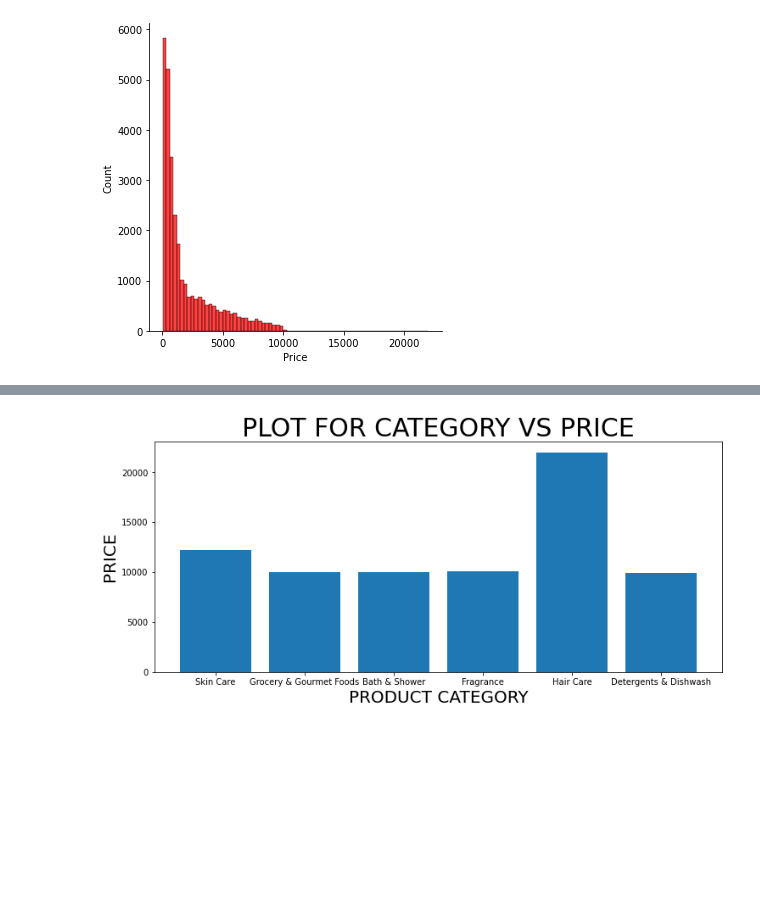
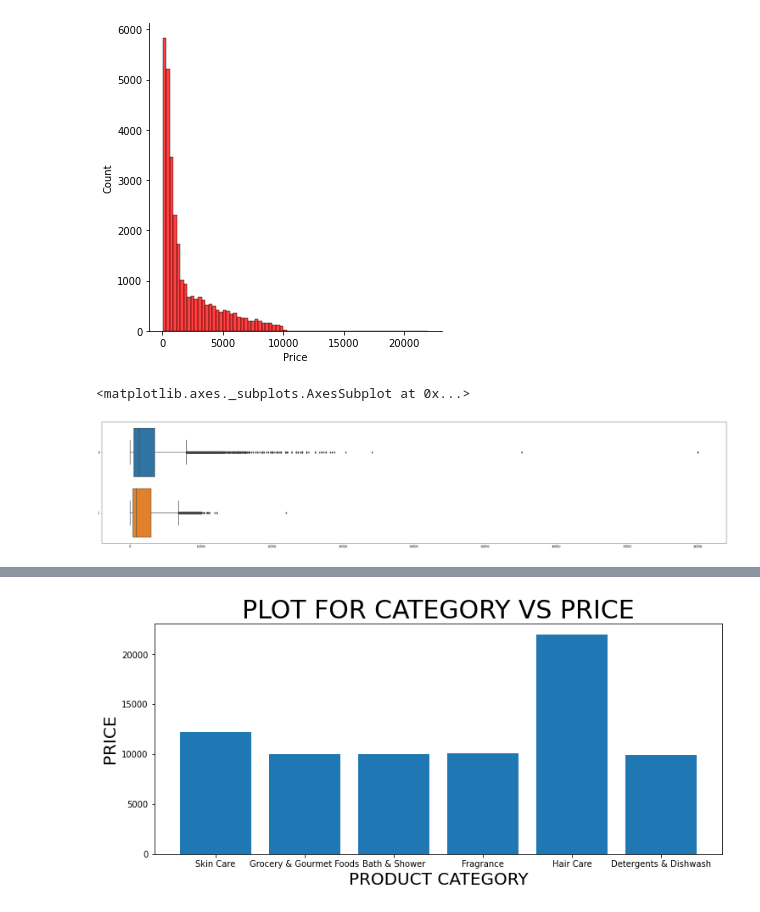
Before and after one commit to Abhishek4848/Amazon-product-listing-Analysis, a Jupyter notebook: AmazonDataAnalysis.ipynb, the cells around one changed output, grey strips where cells are left out. Drawn from its saved outputs; the diff is of its cells as text; code cells hidden in the pictures; blank space fills up the shorter version.

```diff
--- a/AmazonDataAnalysis.ipynb
+++ b/AmazonDataAnalysis.ipynb
@@ -387,6 +383,12 @@ sns.displot(amzn['Price'], color="r", bins=75)
 # %% [output]
 <seaborn.axisgrid.FacetGrid at 0x...>
 [figure]
+# %%
+plt.figure(figsize = (40,8))
+sns.boxplot(data = [amzn["Mrp"],amzn["Price"]],orient="h",)
+# %% [output]
+<matplotlib.axes._subplots.AxesSubplot at 0x...>
+[figure, added]
 # %%
 months = [amzn['Crawl Timestamp'][i].day for i in l]
 sns.lineplot(months,amzn['Price'])
```
Also changed, not shown: parts of 6 cells of this notebook.
